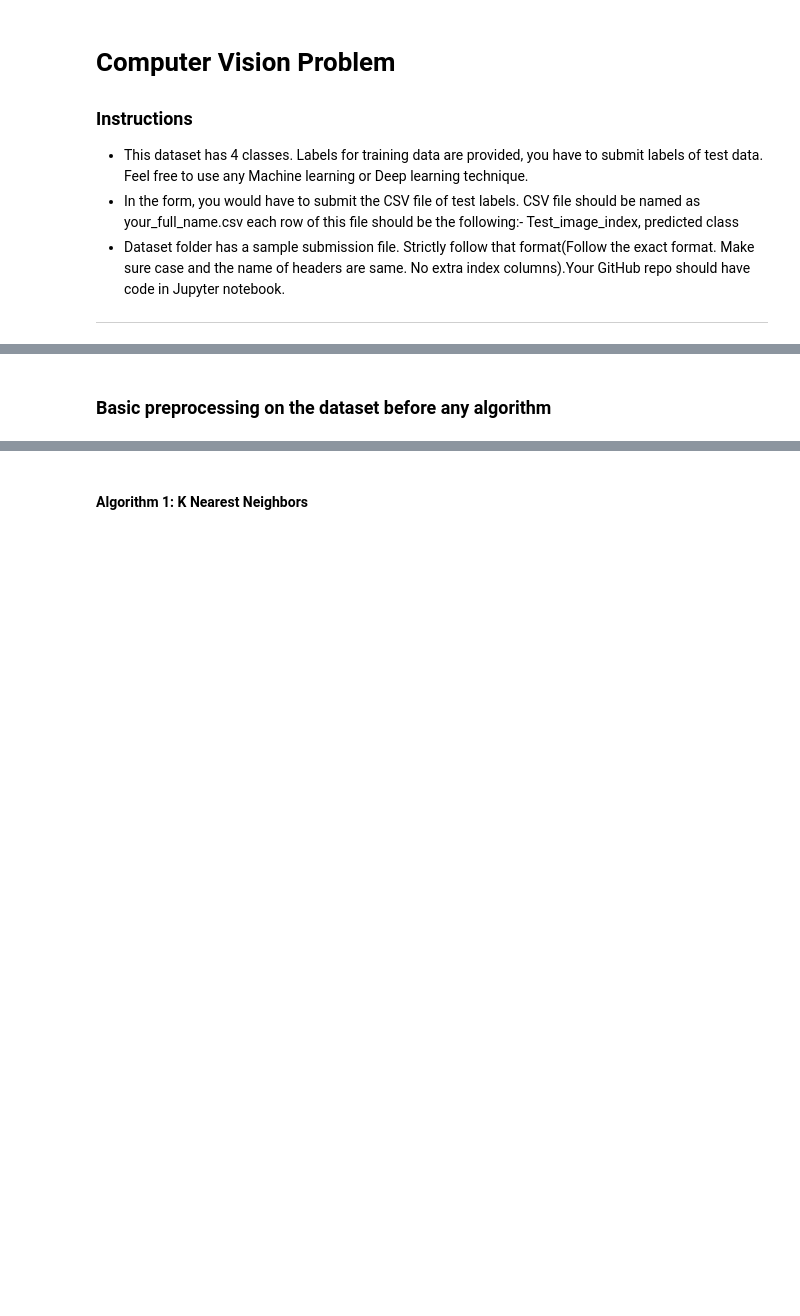
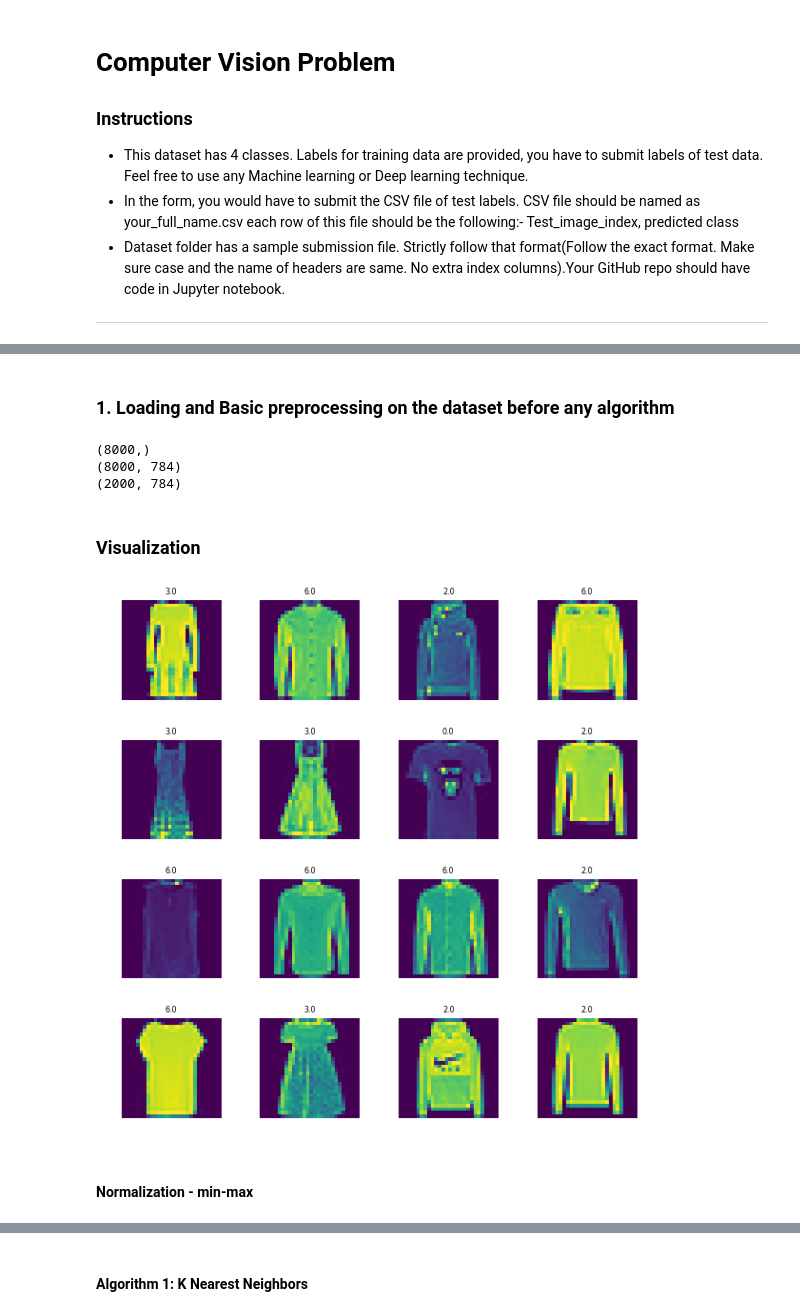
Before and after one commit to abhinavnagpal/MIDAS-Tasks, a Jupyter notebook: task_2_cv/CV.ipynb, the cells around one changed output, grey strips where cells are left out. Cells and saved outputs as stored; diff of their text form; code cells hidden in the pictures; blank space fills up the shorter version.

```diff
--- a/task_2_cv/CV.ipynb
+++ b/task_2_cv/CV.ipynb
@@ -32,4 +36,4 @@ import warnings
 
 warnings.filterwarnings('ignore')
 # %% [markdown]
-### Basic preprocessing on the dataset before any algorithm
+### 1. Loading and Basic preprocessing on the dataset before any algorithm
@@ -37,0 +40,49 @@ data = pd
+# %%
+# loading pickle file
+with open('./train_image.pkl', 'rb') as f:
+    train_x = np.array(pk.load(f),dtype=np.float32)
+with open('./train_label.pkl', 'rb') as f:
+    train_y =np.array(pk.load(f),dtype=np.float32)
+with open('./test_image.pkl', 'rb') as f:
+    test_x =np.array(pk.load(f),dtype=np.float32)
+
+# printing dimentions of given data
+print(train_y.shape)
+print(train_x.shape)
+print(test_x.shape)
+# %% [output]
+(8000,)
+(8000, 784)
+(2000, 784)
+# %% [markdown]
+### Visualization
+# %%
+# visualization in grid form
+width = 4
+length = 4
+
+# fig, axes = plt.subplots(length, width)
+
+# axis is used to plot an image at a given location
+fig, axes = plt.subplots(L_grid, W_grid, figsize = (10,10))
+axes = axes.ravel()
+
+# number of images
+number_img = len(train_x)
+
+# Select a random number from 0 to number_img and display it in ith plot
+for i in np.arange(0, length*width):
+
+    # random number selector
+    index = np.random.randint(0, number_img)
+
+    # image reshaped into 28x28 for displaying
+    axes[i].imshow( train_x[index,].reshape((28,28)) )
+    axes[i].set_title(train_y[index], fontsize = 8)
+    axes[i].axis('off')
+
+plt.subplots_adjust(hspace=0.4)
+# %% [output]
+[figure, added]
+# %% [markdown]
+#### Normalization - min-max
```
Also changed, not shown: parts of 22 cells of this notebook, 1 other file.
